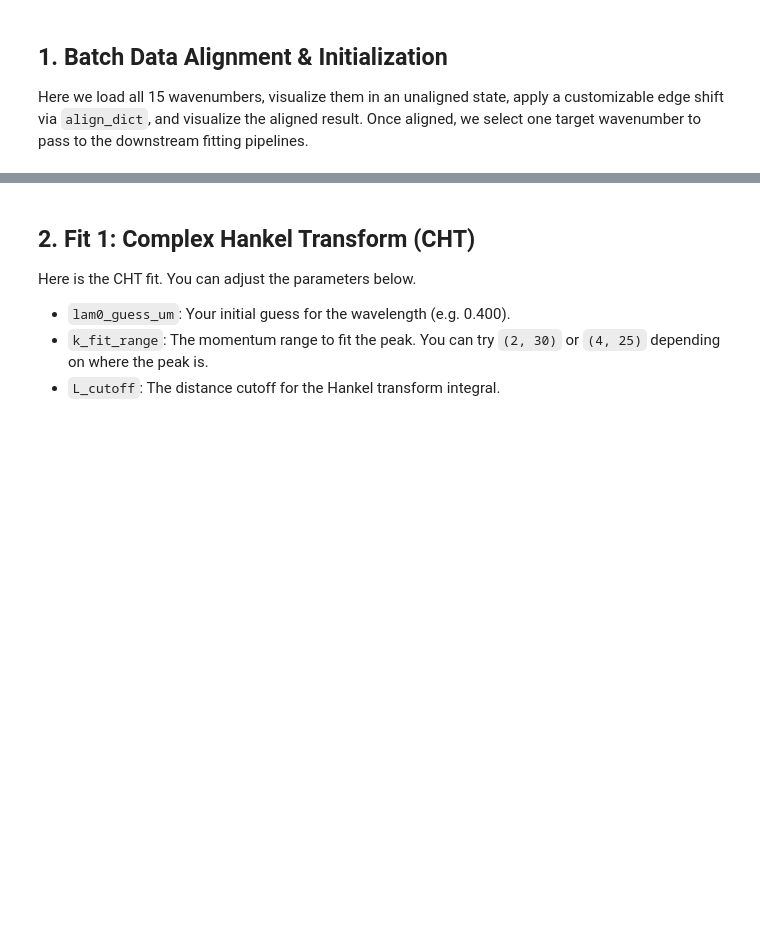
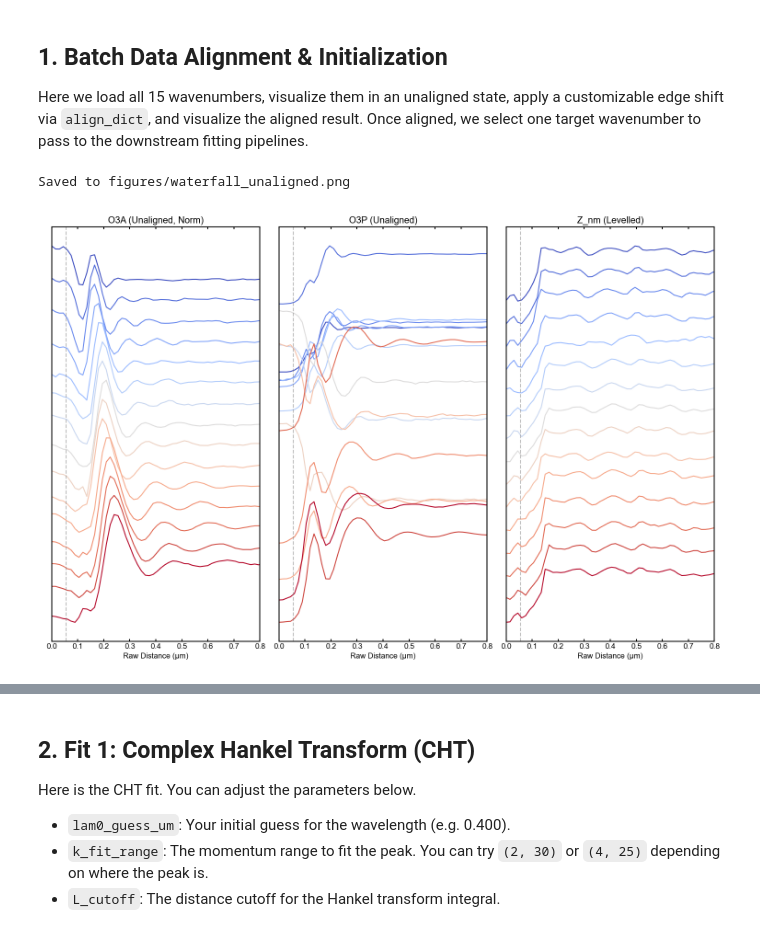
Before and after one commit to shizhe220/GMG-sSNOM-Analysis, a Jupyter notebook: fitting_pipeline.ipynb, the cells around one changed output, grey strips where cells are left out. Saved outputs shown, nothing was run; the diff lists cells and outputs as text; code cells hidden in the pictures; blank space fills up the shorter version.

```diff
--- a/fitting_pipeline.ipynb
+++ b/fitting_pipeline.ipynb
@@ -58,7 +58,7 @@ def get_wn(p):
     match = re.search(r'(\d+)cm-1', p)
     return int(match.group(1)) if match else 0
 
-file_paths = sorted(file_paths, key=get_wn)
+file_paths = sorted(file_paths, key=get_wn, reverse=True)
 wn_list = [f"{get_wn(p)}cm-1" for p in file_paths]
 
 # Load raw data and apply custom Z correction
@@ -73,34 +73,38 @@ fig, axs = plt.subplots(1, 3, figsize=(15, 10))
 colors = cm.coolwarm(np.linspace(0, 1, len(wn_list)))
 
 for i, wn in enumerate(wn_list):
     df = raw_data_dict[wn]
     x = df['distance_nm'] / 1000.0  # to um
 
     a_data = df['O3A']
     p_data = df['O3P']
 
     if normalize_A: a_data = a_data / a_data.max()
     if normalize_P: p_data = p_data / p_data.max()
 
     axs[0].plot(x, a_data - offset_A * i, color=colors[i], lw=1.5)
     axs[1].plot(x, p_data - offset_P * i, color=colors[i], lw=1.5)
     axs[2].plot(x, df['Z_nm_custom'] - offset_Z * i, color=colors[i], lw=1.5)
 
 axs[0].set_title('O3A (Unaligned' + (', Norm)' if normalize_A else ')'))
 axs[1].set_title('O3P (Unaligned' + (', Norm)' if normalize_P else ')'))
 axs[2].set_title('Z_nm (Levelled)')
 
 for ax in axs:
     ax.set_xlabel('Raw Distance (μm)')
     ax.set_yticks([]) # Clean waterfall look
-    ax.axvline(0.35, color='gray', linestyle='--', alpha=0.5)
+    ax.axvline(0.055, color='gray', linestyle='--', alpha=0.5)
+    ax.set_xlim(0,0.8)
 
 plt.tight_layout()
 
 # Save to figures folder
 os.makedirs('figures', exist_ok=True)
 fig.savefig('figures/waterfall_unaligned.png', dpi=300, bbox_inches='tight')
 print("Saved to figures/waterfall_unaligned.png")
+# %% [output]
+Saved to figures/waterfall_unaligned.png
+[figure, added]
 # %%
 # 🌟 Interactive Alignment Dictionary 🌟
 # Modify the shift value (in nm) for any wavenumber to manually align its edge to X=0.
```
Also changed, not shown: parts of 5 cells of this notebook, 7 other files.
